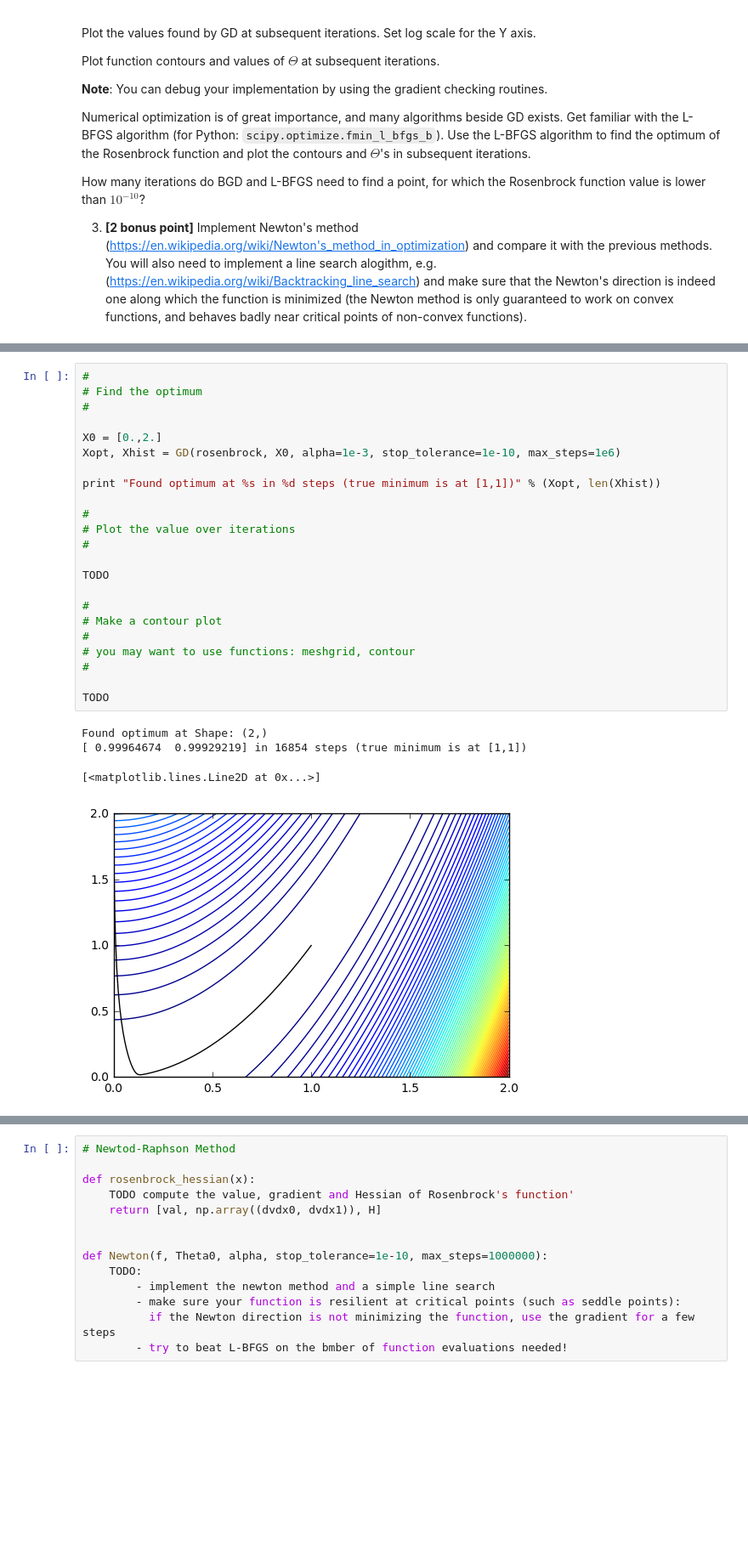
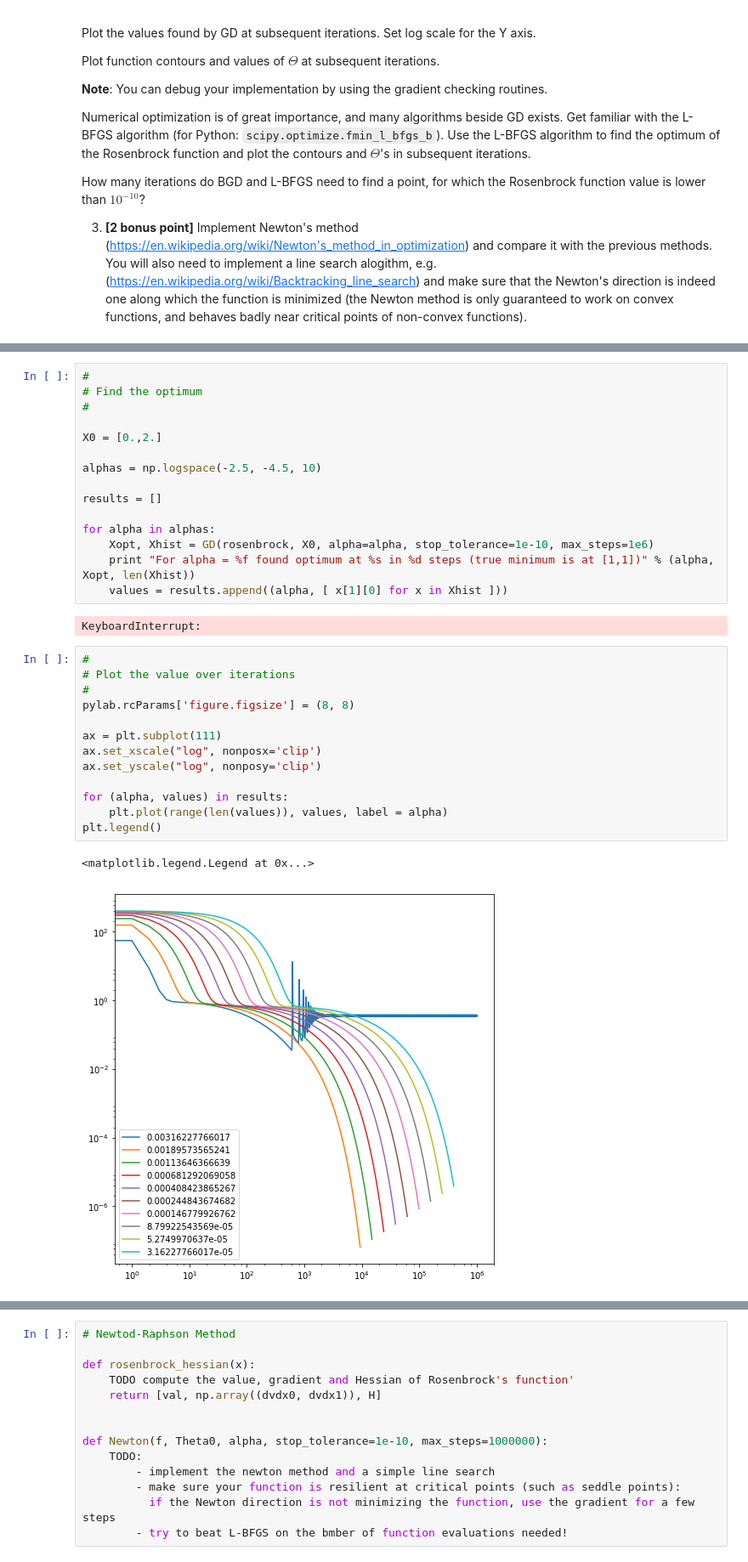
Before and after one commit to swistak35/nn_assignments, a Jupyter notebook: assignment3/Assignment3-mine.ipynb, the cells around one changed output, grey strips where cells are left out. Shown at 85% size. Drawn from its saved outputs; the diff is of its cells as text; blank space fills up the shorter version.

```diff
--- a/assignment3/Assignment3-mine.ipynb
+++ b/assignment3/Assignment3-mine.ipynb
@@ -355,25 +424,30 @@ def GD(f, Theta0, alpha, stop_tolerance=1e-10, max_steps=1000000):
 #
 
 X0 = [0.,2.]
-Xopt, Xhist = GD(rosenbrock, X0, alpha=1e-3, stop_tolerance=1e-10, max_steps=1e6)
 
-print "Found optimum at %s in %d steps (true minimum is at [1,1])" % (Xopt, len(Xhist))
+alphas = np.logspace(-2.5, -4.5, 10)
 
-#
-# Plot the value over iterations
-#
+results = []
 
-TODO
-
-#
-# Make a contour plot
-#
-# you may want to use functions: meshgrid, contour
-#
-
-TODO
+for alpha in alphas:
+    Xopt, Xhist = GD(rosenbrock, X0, alpha=alpha, stop_tolerance=1e-10, max_steps=1e6)
+    print "For alpha = %f found optimum at %s in %d steps (true minimum is at [1,1])" % (alpha, Xopt, len(Xhist))
+    values = results.append((alpha, [ x[1][0] for x in Xhist ]))
 # %% [output]
-Found optimum at Shape: (2,)
-[ 0.99964674  0.99929219] in 16854 steps (true minimum is at [1,1])
+KeyboardInterrupt:
-[<matplotlib.lines.Line2D at 0x...>]
-[figure, removed]
+# %%
+#
+# Plot the value over iterations
+#
+pylab.rcParams['figure.figsize'] = (8, 8)
+
+ax = plt.subplot(111)
+ax.set_xscale("log", nonposx='clip')
+ax.set_yscale("log", nonposy='clip')
+
+for (alpha, values) in results:
+    plt.plot(range(len(values)), values, label = alpha)
+plt.legend()
+# %% [output]
+<matplotlib.legend.Legend at 0x...>
+[figure, added]
```
Also changed, not shown: parts of 13 cells of this notebook.
